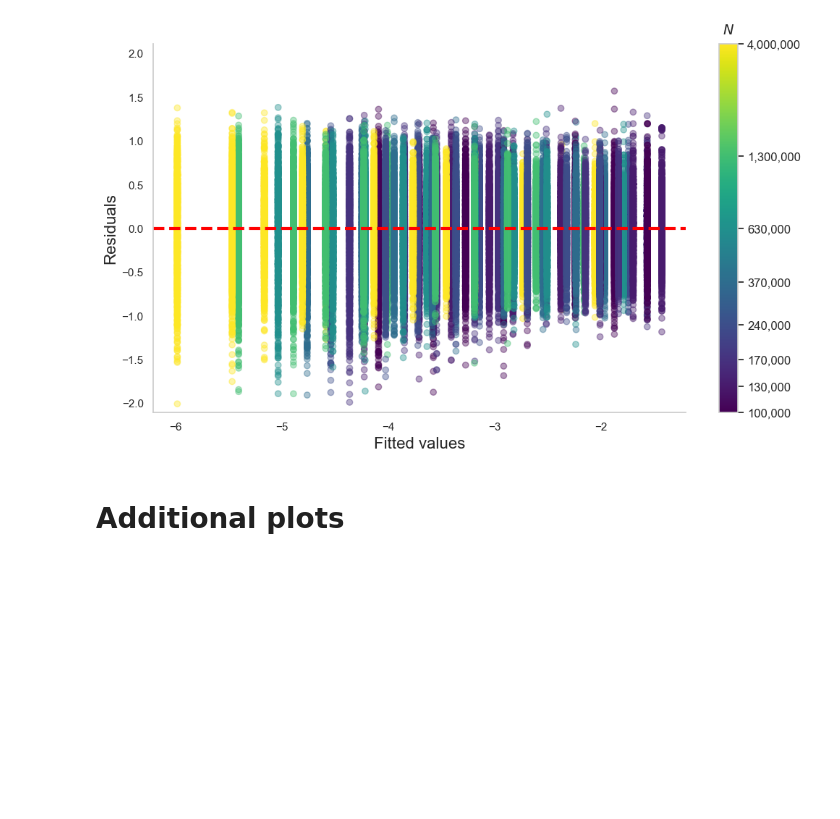
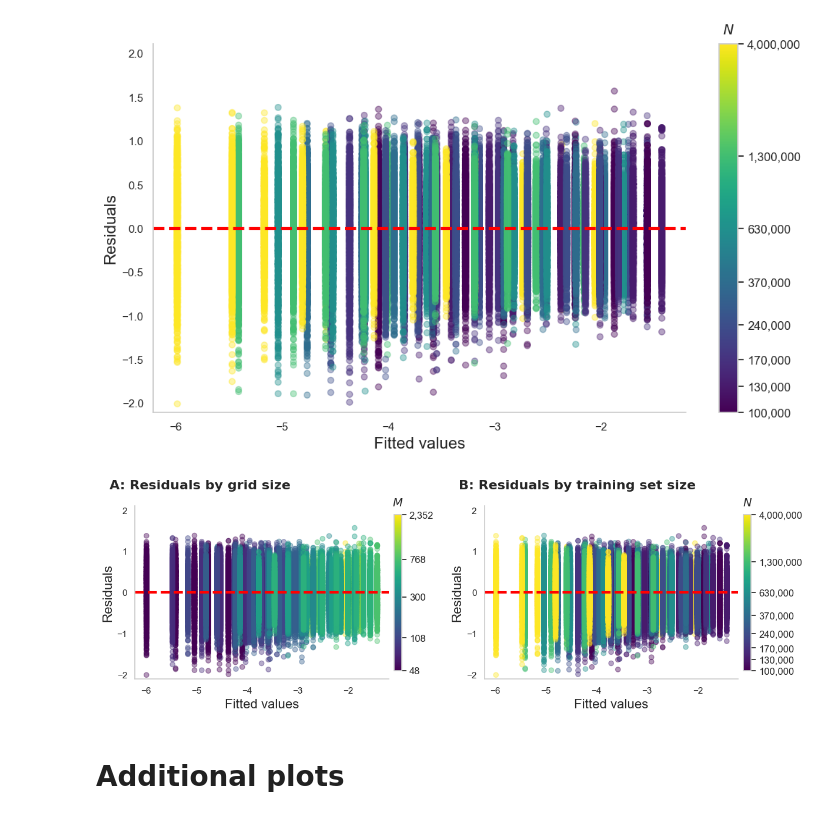
Before and after one commit to kvanarem42/xthreat-error-quantification, a Jupyter notebook: paper-2026/4-investigate-results/s4.1-distribution-model-error/distribution_fitting.ipynb, the cells around one changed output. Cells and saved outputs as stored; diff of their text form; code cells hidden in the pictures; blank space fills up the shorter version.

```diff
--- a/paper-2026/4-investigate-results/s4.1-distribution-model-error/distribution_fitting.ipynb
+++ b/paper-2026/4-investigate-results/s4.1-distribution-model-error/distribution_fitting.ipynb
@@ -371,6 +735,82 @@ axes.set_ylabel('Residuals', fontsize=16)
 plt.show()
 # %% [output]
 [figure]
+# %%
+f, (ax1, ax2) = plt.subplots(1, 2, figsize=(18*4/6, 6*4/6), constrained_layout=True)
+
+# Make first plot with M as color
+sc1 = ax1.scatter(results.fittedvalues, results.resid, c=np.log(df_errors_ols['M']), cmap='viridis', alpha=0.4)
+ax1.axhline(0, color='red', linestyle='--', linewidth=3)
+
+cbar1 = plt.colorbar(sc1, ax=ax1, shrink=0.9, pad=0.02)
+cbar1.solids.set_alpha(1)
+ticks1 = np.log(np.quantile(df_errors_ols['M'], [0.0, 0.25, 0.6, 0.92, 1.0]))
+cbar1.set_ticks(ticks1)
+
+cbar1.formatter = FuncFormatter(exp_formatter)
+cbar1.update_ticks()
+cbar1.ax.set_title("$M$", pad=10, fontsize=14)
+for label in cbar1.ax.get_yticklabels():
+    label.set_fontsize(12)
+
+ax1.grid(False)
+ax1.spines[['top', 'right']].set_visible(False)
+ax1.set_ylim(-np.max(np.abs(results.resid))-0.1, np.max(np.abs(results.resid))+0.1)
+ax1.set_xlabel('Fitted values', fontsize=16)
+ax1.set_ylabel('Residuals', fontsize=16)
+ax1.yaxis.set_major_locator(plt.MaxNLocator(nbins=5))
+
+ax1.set_title(
+    r"A: Residuals by grid size",
+    fontsize=16,
+    pad=10,
+    loc="left",
+    family="DejaVu Sans",
+    weight="bold",
+    x=-0.10,
+    y=1.05
+)
+
+# Make second plot with N as color
+sc2 = ax2.scatter(results.fittedvalues, results.resid, c=np.log(df_errors_ols['N']), cmap='viridis', alpha=0.4)
+ax2.axhline(0, color='red', linestyle='--', linewidth=3)
+
+cbar2 = plt.colorbar(sc2, ax=ax2, shrink=0.9, pad=0.02)
+cbar2.solids.set_alpha(1)
+ticks2 = np.log(np.quantile(df_errors_ols['N'], [0.0, 0.3, 0.5, 0.6, 0.75, 1.0]))
+ticks2 = np.log(df_errors_ols['N'].unique().tolist())
+cbar2.set_ticks(ticks2)
+
+cbar2.formatter = FuncFormatter(exp_formatter)
+cbar2.update_ticks()
+cbar2.ax.set_title("$N$", pad=10, fontsize=14)
+for label in cbar2.ax.get_yticklabels():
+    label.set_fontsize(12)
+
+ax2.grid(False)
+ax2.spines[['top', 'right']].set_visible(False)
+ax2.set_ylim(-np.max(np.abs(results.resid))-0.1, np.max(np.abs(results.resid))+0.1)
+ax2.set_xlabel('Fitted values', fontsize=16)
+ax2.set_ylabel('Residuals', fontsize=16)
+ax2.yaxis.set_major_locator(plt.MaxNLocator(nbins=5))
+
+ax2.set_title(
+    r"B: Residuals by training set size",
+    fontsize=16,
+    pad=10,
+    loc="left",
+    family="DejaVu Sans",
+    weight="bold",
+    x=-0.10,
+    y=1.05
+    )
+
+f.get_layout_engine().set(wspace=0.05)
+# fig.tight_layout()
+plt.savefig("figures/residuals_fitted_M_N.png", dpi=DPI, bbox_inches='tight')
+plt.show()
+# %% [output]
+[figure, added]
 # %% [markdown]
 # Additional plots
 # %%
```
Also changed, not shown: parts of 5 cells of this notebook, 18 other files.
